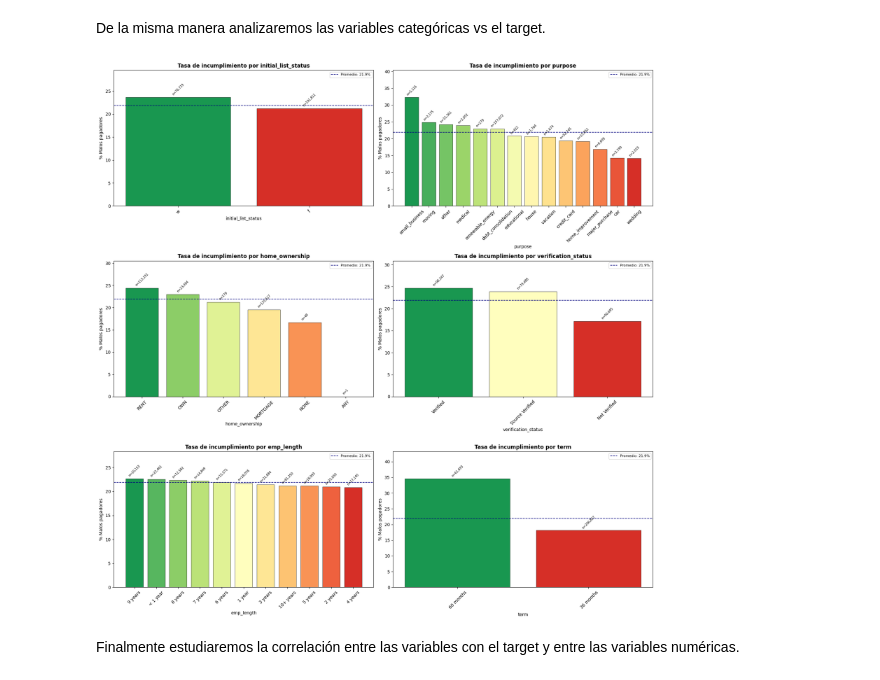
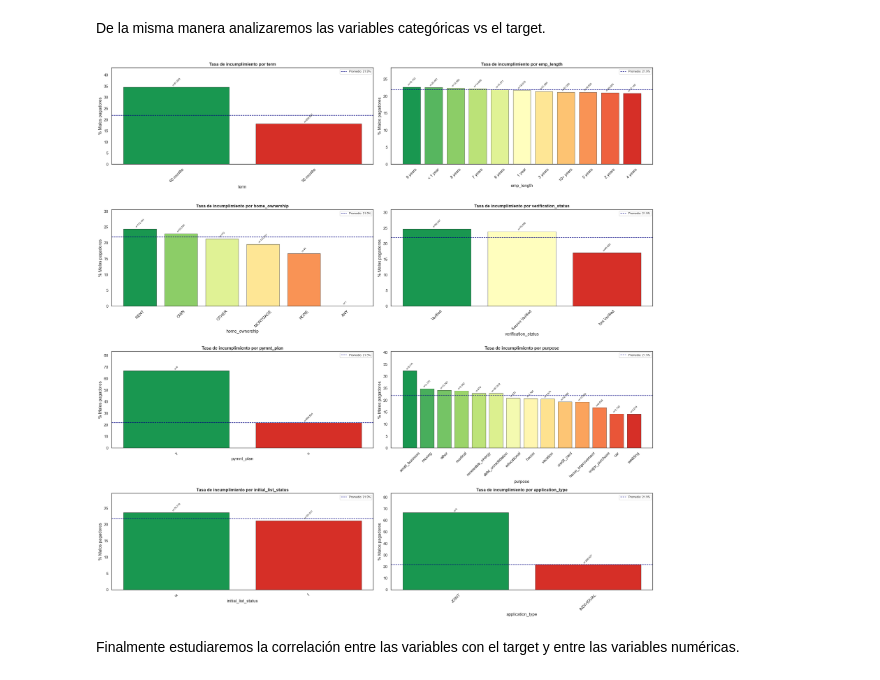
Before and after one commit to jihernandezc/rnaab_riesgo_crediticio, a Jupyter notebook: RAAB_T2_riesgo_crediticio.ipynb, the cells around one changed output. Saved outputs shown, nothing was run; the diff lists cells and outputs as text; code cells hidden in the pictures.

Commit message:
Corregir variable con data leakage

```diff
--- a/RAAB_T2_riesgo_crediticio.ipynb
+++ b/RAAB_T2_riesgo_crediticio.ipynb
@@ -330,38 +297,0 @@ Las variables que analizaremos son:
-# %%
-# Variables numéricas a analizar
-vars_numericas = ['int_rate', 'dti', 'annual_inc', 'loan_amnt', 'installment', 'revol_util']
-
-# Necesitamos el target sin codificar para graficar
-# Creamos una columna de etiquetas legibles
-df_plot = df_modelo.copy()
-df_plot['target_label'] = df_plot['target'].map({0: 'Buen pagador', 1: 'Mal pagador'})
-
-fig, axes = plt.subplots(2, 3, figsize=(16, 10))
-axes = axes.flatten()
-
-for i, var in enumerate(vars_numericas):
-    if var in df_plot.columns:
-        sns.boxplot(data=df_plot, x='target_label', y=var, hue='target_label',
-                    palette={'Buen pagador': '#2ecc71', 'Mal pagador': '#e74c3c'},
-                    legend=False, ax=axes[i], width=0.5)
-        axes[i].set_title(f'{var}', fontsize=12, fontweight='bold')
-        axes[i].set_xlabel('')
-        axes[i].set_ylabel(var)
-
-        # Añadimos la media de cada grupo
-        medias = df_plot.groupby('target_label')[var].mean()
-        for j, (label, media) in enumerate(medias.items()):
-            axes[i].text(j, axes[i].get_ylim()[1] * 0.95,
-                        f'Media: {media:.1f}',
-                        ha='center', fontsize=9,
-                        color='black', fontweight='bold')
-
-# plt.suptitle('Figura 2. Distribución de variables numéricas por tipo de pagador',
-#              fontsize=14, fontweight='bold')
-plt.tight_layout()
-plt.savefig(fr'{output_dir}/fig2_numericas_vs_target.png', dpi=150, bbox_inches='tight')
-plt.show()
-
-# Tabla de medias por grupo
-print("\nMedias por grupo:")
-print(df_plot.groupby('target_label')[vars_numericas].mean().round(2).T)
@@ -380,9 +353,9 @@ De la misma manera analizaremos las variables categóricas vs el target.
 # %%
 # Recuperamos las columnas originales antes del encoding
 # Trabajaremos con df_modelo pero reconstruyendo las categóricas desde df
-cat_vars_analisis = ['initial_list_status', 'purpose', 'home_ownership', 'verification_status', 'emp_length', 'term']
+cat_vars_analisis = ['term', 'emp_length', 'home_ownership', 'verification_status', 'pymnt_plan', 'purpose', 'initial_list_status', 'application_type']
 
-fig, axes = plt.subplots(3, 2, figsize=(18, 18))
+fig, axes = plt.subplots(4, 2, figsize=(22, 22))
 axes = axes.flatten()
 
 for i, var in enumerate(cat_vars_analisis):
@@ -400,34 +373,34 @@ for i, var in enumerate(cat_vars_analisis):
 
     colores = plt.cm.RdYlGn_r(np.linspace(0.1, 0.9, len(tasa)))
 
     bars = ax.bar(tasa.index, tasa.values, color=colores, edgecolor='black', linewidth=0.5)
 
     # Añadimos el n de cada categoría sobre cada barra
     for bar, cat in zip(bars, tasa.index):
         n = conteo[cat]
         ax.text(bar.get_x() + bar.get_width()/2,
                 bar.get_height() + 0.3,
                 f'n={n:,}',
                 ha='center', va='bottom', fontsize=7, rotation=45)
 
     ax.set_title(f'Tasa de incumplimiento por {var}', fontsize=12, fontweight='bold')
     ax.set_ylabel('% Malos pagadores')
     ax.set_xlabel(var)
     ax.tick_params(axis='x', rotation=45)
     ax.set_ylim(0, tasa.max() * 1.25)
 
     # Línea de referencia: tasa global
     tasa_global = df_modelo['target'].mean() * 100
     ax.axhline(tasa_global, color='navy', linestyle='--', linewidth=1.2, label=f'Promedio: {tasa_global:.1f}%')
     ax.legend(fontsize=8)
 
 # plt.suptitle('Figura 3. Tasa de incumplimiento por variable categórica',
 #              fontsize=15, fontweight='bold', y=1.01)
 plt.tight_layout()
 plt.savefig(fr'{output_dir}/fig3_categoricas_vs_target.png', dpi=150, bbox_inches='tight')
 plt.show()
 # %% [output]
-[figure, old version]
+[figure, new version]
 # %% [markdown]
 Finalmente estudiaremos la correlación entre las variables con el target y entre las variables numéricas.
 # %%
```
Also changed, not shown: parts of 32 cells of this notebook, 14 other files.
